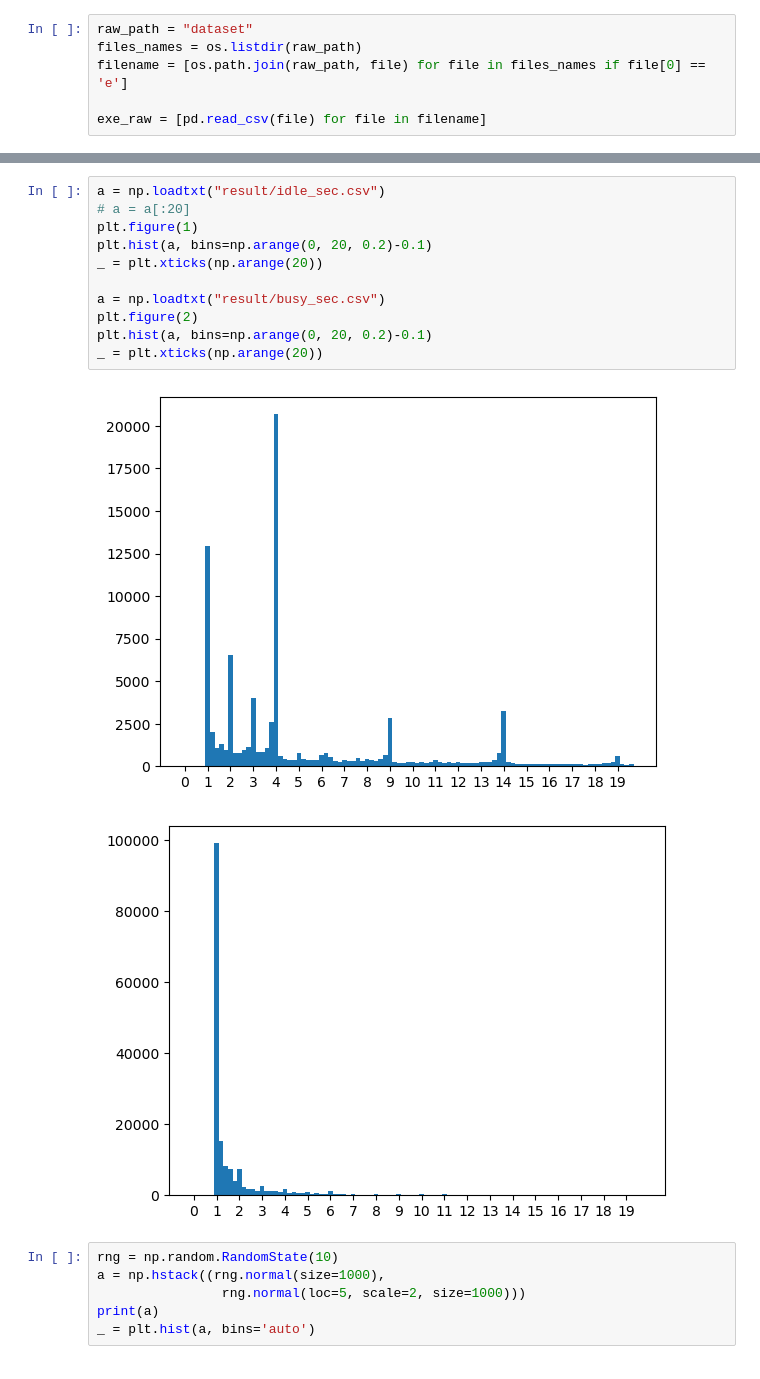
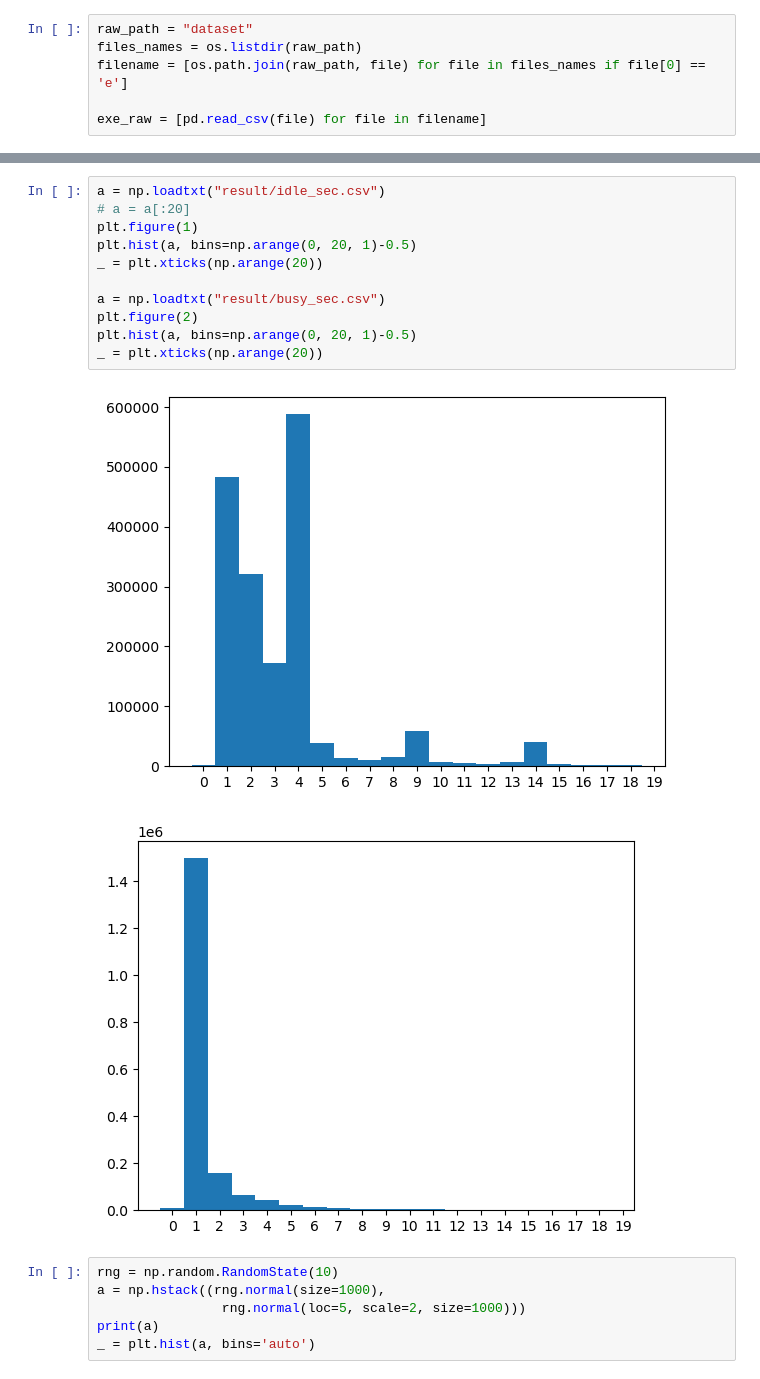
Before and after one commit to TobyLyu/CE7490-Project-1, a Jupyter notebook: analyze.ipynb, the cells around one changed output, grey strips where cells are left out. Cells and saved outputs as stored; diff of their text form.

```diff
--- a/analyze.ipynb
+++ b/analyze.ipynb
@@ -42,17 +42,17 @@ SystemAnalyzer.draw_idle_busy_time(exe_raw)
 # %%
 a = np.loadtxt("result/idle_sec.csv")
 # a = a[:20]
 plt.figure(1)
-plt.hist(a, bins=np.arange(0, 20, 0.2)-0.1)
+plt.hist(a, bins=np.arange(0, 20, 1)-0.5)
 _ = plt.xticks(np.arange(20))
 
 a = np.loadtxt("result/busy_sec.csv")
 plt.figure(2)
-plt.hist(a, bins=np.arange(0, 20, 0.2)-0.1)
+plt.hist(a, bins=np.arange(0, 20, 1)-0.5)
 _ = plt.xticks(np.arange(20))
 # %% [output]
-[figure, old version]
+[figure, new version]
-[figure, old version]
+[figure, new version]
 # %%
 rng = np.random.RandomState(10)
 a = np.hstack((rng.normal(size=1000),
```
Also changed, not shown: parts of 1 cell of this notebook, 5 other files.
